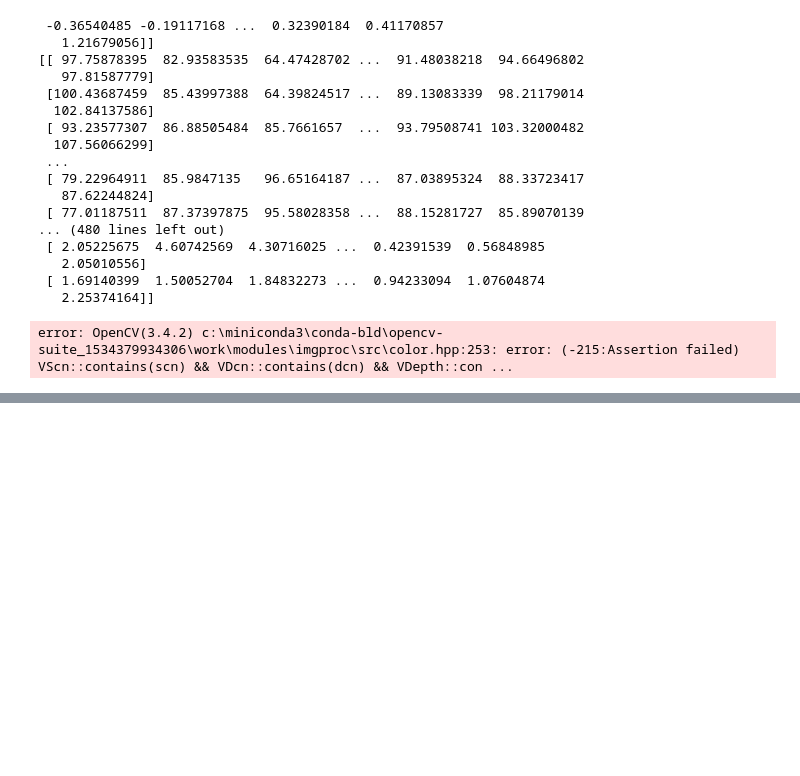
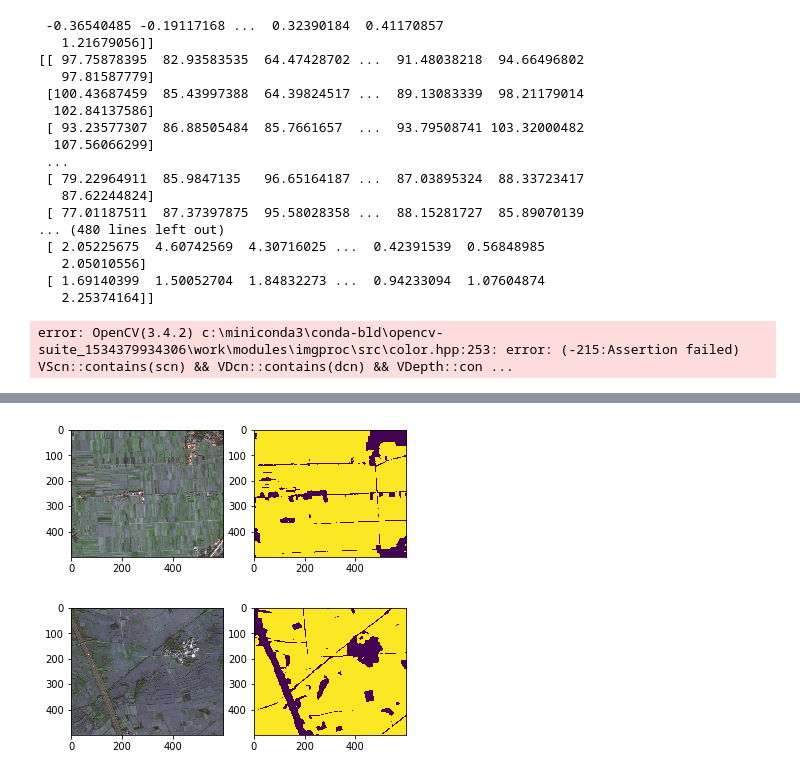
Before and after one commit to lixiandea/problemB, a Jupyter notebook: problem.ipynb, the cells around one changed output, grey strips where cells are left out. Cells and saved outputs as stored; diff of their text form; code cells hidden in the pictures; blank space fills up the shorter version.

```diff
--- a/problem.ipynb
+++ b/problem.ipynb
@@ -350,0 +418,18 @@ error: OpenCV(3.4.2) c:\miniconda3\conda-bld\opencv-suite_1534379934306\work\mod
+# %%
+import cv2
+def plot_res_label(data, label_img):
+    plt.subplot(121)
+    plt.imshow(data)
+    plt.subplot(122)
+    plt.imshow(label_img)
+    plt.show()
+t = cv2.imread("dataset/test/Test1.tif",3)
+cv2.resize(t, (512, 512))
+mask = cv2.imread("dataset/label/pred-test-mask1.tif",2)
+plot_res_label(t, mask)
+t = cv2.imread("dataset/test/Test2.tif",3)
+mask = cv2.imread("dataset/label/pred-test-mask2.tif",2)
+plot_res_label(t, mask)
+# %% [output]
+[figure, added]
+[figure, added]
```
Also changed, not shown: parts of 1 cell of this notebook, 29 other files.
